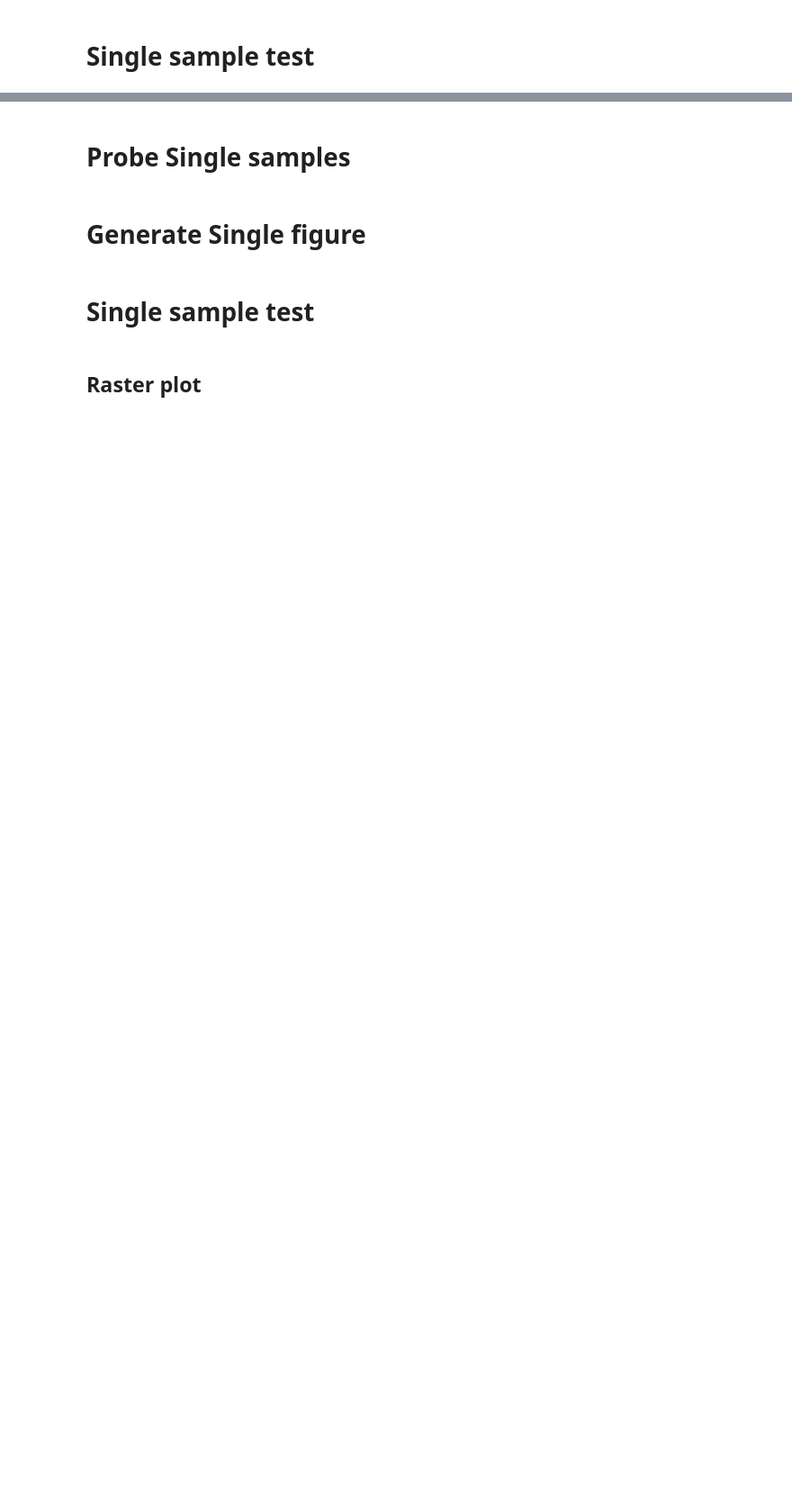
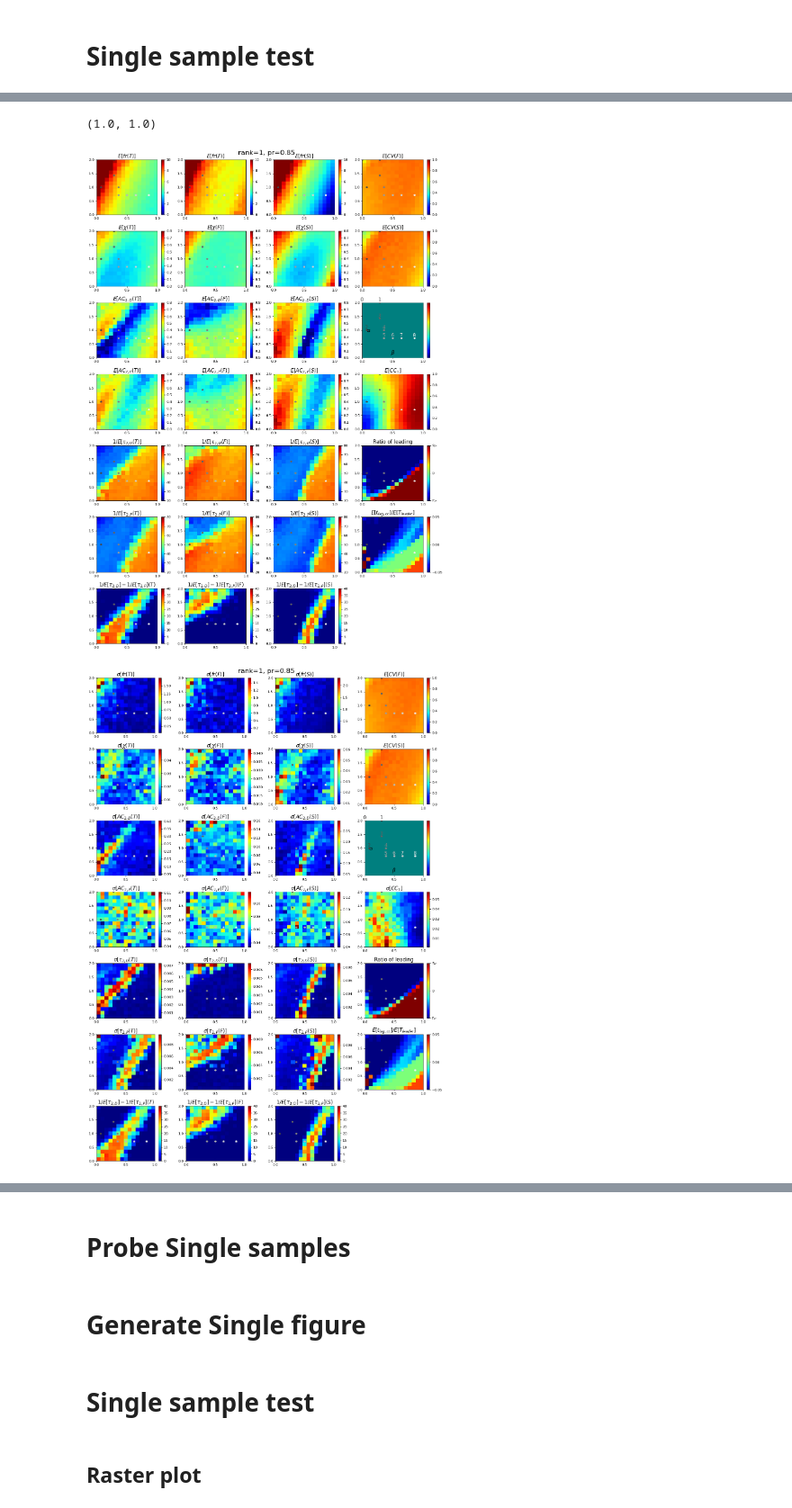
Before and after one commit to jyKim-97/hh_neuralnet, a Jupyter notebook: three_pop_mpi/asym_link_analysis.ipynb, the cells around one changed output, grey strips where cells are left out. Shown at 90% size. Drawn from its saved outputs; the diff is of its cells as text; code cells hidden in the pictures; blank space fills up the shorter version.

Commit message:
edit code to test single inh population

```diff
--- a/three_pop_mpi/asym_link_analysis.ipynb
+++ b/three_pop_mpi/asym_link_analysis.ipynb
@@ -77,0 +244,8 @@ plt.show()
+# %%
+alpha_maps = [get_alpha_map(im_std[n], vmin_p=0.2, vmax_p=0.9) for n in range(3)]
+
+fig, axs = plt.subplots(2, 3, figsize=(14, 8))
+draw_orders(im_avg, axs=axs[0], ftitle=lambda x: r"$E[AC^2_d(%s)]$"%(next(titles)), clim=[0, 0.7])
+draw_orders(im_avg, axs=axs[1], alpha_map=alpha_maps, ftitle=lambda x: r"$E[AC^2_d(%s)]$"%(next(titles)), clim=[0, 0.7])
+
+# plt.show()
@@ -77,0 +488,19 @@ plt.show()
+# %%
+obj.controls["alpha_set"][7], obj.controls["beta_set"][14]
+# %% [output]
+(1.0, 1.0)
+# %%
+# Test
+# pts = [[7, 4], [9, 6]]
+# pts = [[14, 5], [14, 6], [13, 5], [14, 10], [14, 13]]
+# pts = [[14, 0], [14, 2], [14, 4], [7, 14], [9, 1], [5, 10], [3, 8], [12, 12]]
+pts = [[14, 0], [14, 4], [7, 1], [10, 4], [7, 5], [5, 5], [5, 7], [5, 9], [5, 12]]
+
+nid = 1
+npr = 5
+
+gen_full_figure(obj, order_dyna, nid, npr, dpi=80, vmin_p=0.2, vmax_p=0.8, apply_alpha=False, show_only_std=False, save_dir="./check_nid=%d_npr=%d"%(nid, npr), show_diff=False, pts=pts)
+gen_full_figure(obj, order_dyna, nid, npr, dpi=80, vmin_p=0.2, vmax_p=0.8, apply_alpha=False, show_only_std=True, save_dir="./check_nid=%d_npr=%d"%(nid, npr), show_diff=False, pts=pts)
+# %% [output]
+[figure, added]
+[figure, added]
```
Also changed, not shown: parts of 72 cells of this notebook, 4 other files.
